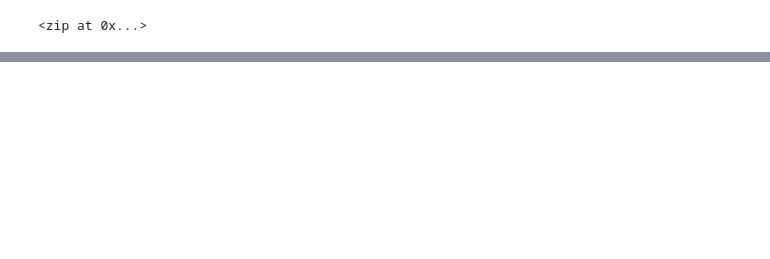
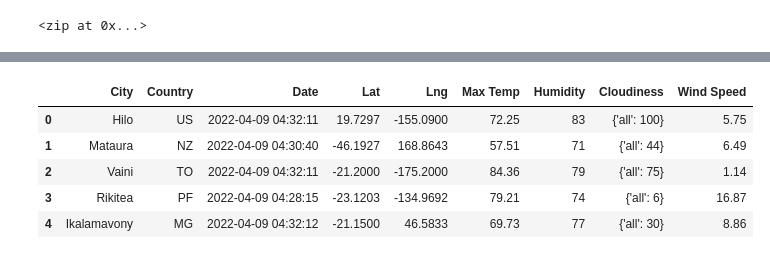
Before and after one commit to yeewalsh/world_weather_analysis, a Jupyter notebook: WeatherPy.ipynb, the cells around one changed output, grey strips where cells are left out. Saved outputs shown, nothing was run; the diff lists cells and outputs as text; code cells hidden in the pictures; blank space fills up the shorter version.

```diff
--- a/WeatherPy.ipynb
+++ b/WeatherPy.ipynb
@@ -31,0 +159,12 @@ len(cities)
+# %%
+# reorder the df columns
+new_column_order = ["City", "Country", "Date", "Lat", "Lng", "Max Temp", "Humidity", "Cloudiness", "Wind Speed"]
+city_data_df = city_data_df[new_column_order]
+city_data_df.head()
+# %% [output]
+|  | City | Country | Date | Lat | Lng | Max Temp | Humidity | Cloudiness | Wind Speed |
+| 0 | Hilo | US | 2022-04-09 04:32:11 | 19.7297 | -155.0900 | 72.25 | 83 | {'all': 100} | 5.75 |
+| 1 | Mataura | NZ | 2022-04-09 04:30:40 | -46.1927 | 168.8643 | 57.51 | 71 | {'all': 44} | 6.49 |
+| 2 | Vaini | TO | 2022-04-09 04:32:11 | -21.2000 | -175.2000 | 84.36 | 79 | {'all': 75} | 1.14 |
+| 3 | Rikitea | PF | 2022-04-09 04:28:15 | -23.1203 | -134.9692 | 79.21 | 74 | {'all': 6} | 16.87 |
+| 4 | Ikalamavony | MG | 2022-04-09 04:32:12 | -21.1500 | 46.5833 | 69.73 | 77 | {'all': 30} | 8.86 |
```
Also changed, not shown: parts of 9 cells of this notebook, 3 other files.
